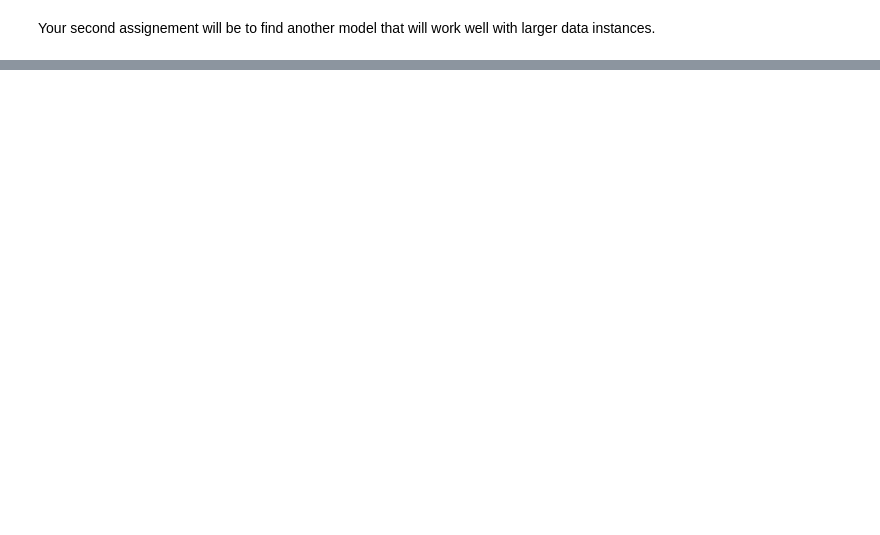
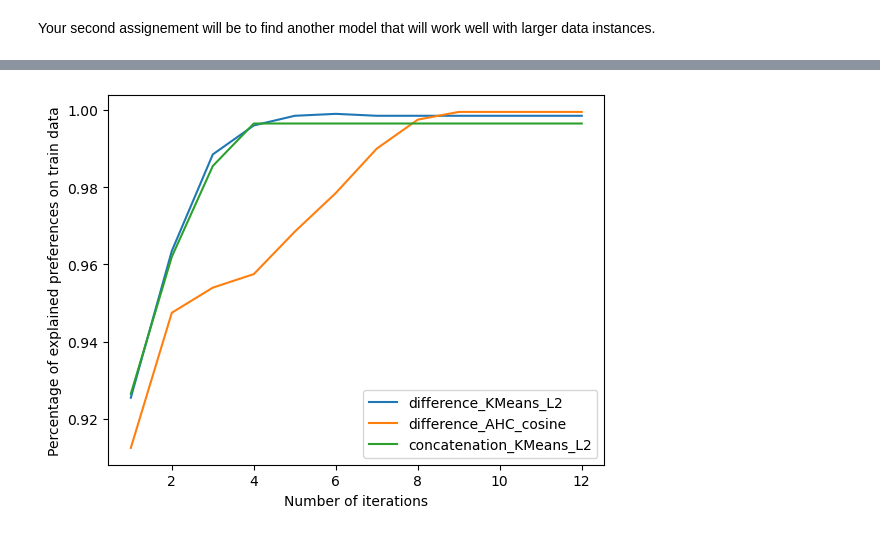
Before and after one commit to AxelV-hub/cs-sdp-2023-24, a Jupyter notebook: notebooks/example.ipynb, the cells around one changed output, grey strips where cells are left out. Cells and saved outputs as stored; diff of their text form; code cells hidden in the pictures; blank space fills up the shorter version.

```diff
--- a/notebooks/example.ipynb
+++ b/notebooks/example.ipynb
@@ -251,0 +254,13 @@ plt.show()
+# %%
+def plot_pairs_explained_evolution(all_models_dico, X, Y, Z):
+	for version in ["difference_KMeans_L2", "difference_AHC_cosine", "concatenation_KMeans_L2"]:
+		scores = []
+		for n_iterations in range(1,13):
+			model = all_models_dico[(version, n_iterations)]
+			pairs_explained = metrics.PairsExplained()
+			scores.append(pairs_explained.from_model(model, X, Y))
+		plt.plot(range(1,13), scores, label = version)
+	plt.xlabel("Number of iterations")
+	plt.ylabel("Percentage of explained preferences on train data")
+	plt.legend()
+	plt.show()
@@ -251,0 +287,4 @@ plt.show()
+# %%
+plot_pairs_explained_evolution(all_models_dico, X, Y, Z)
+# %% [output]
+[figure, added]
```
Also changed, not shown: parts of 22 cells of this notebook, 10 other files.
